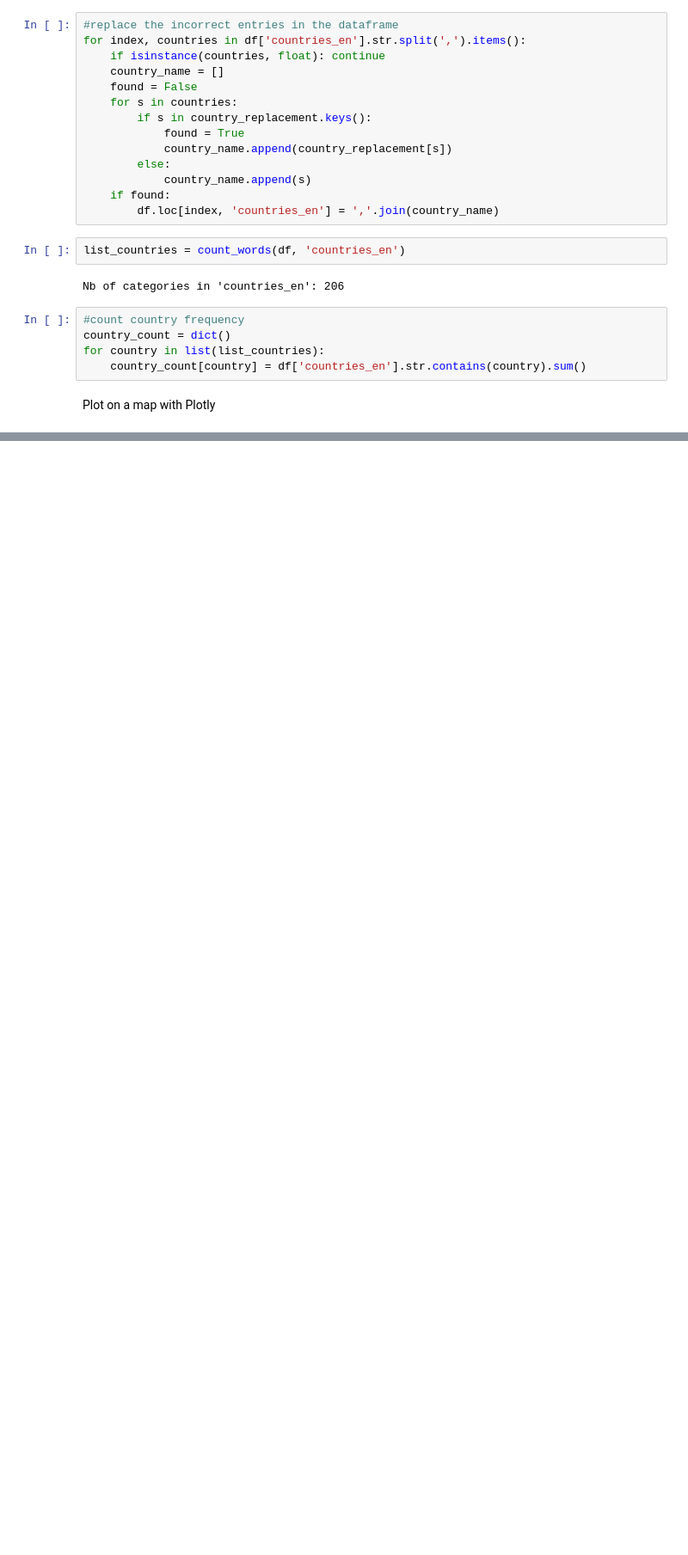
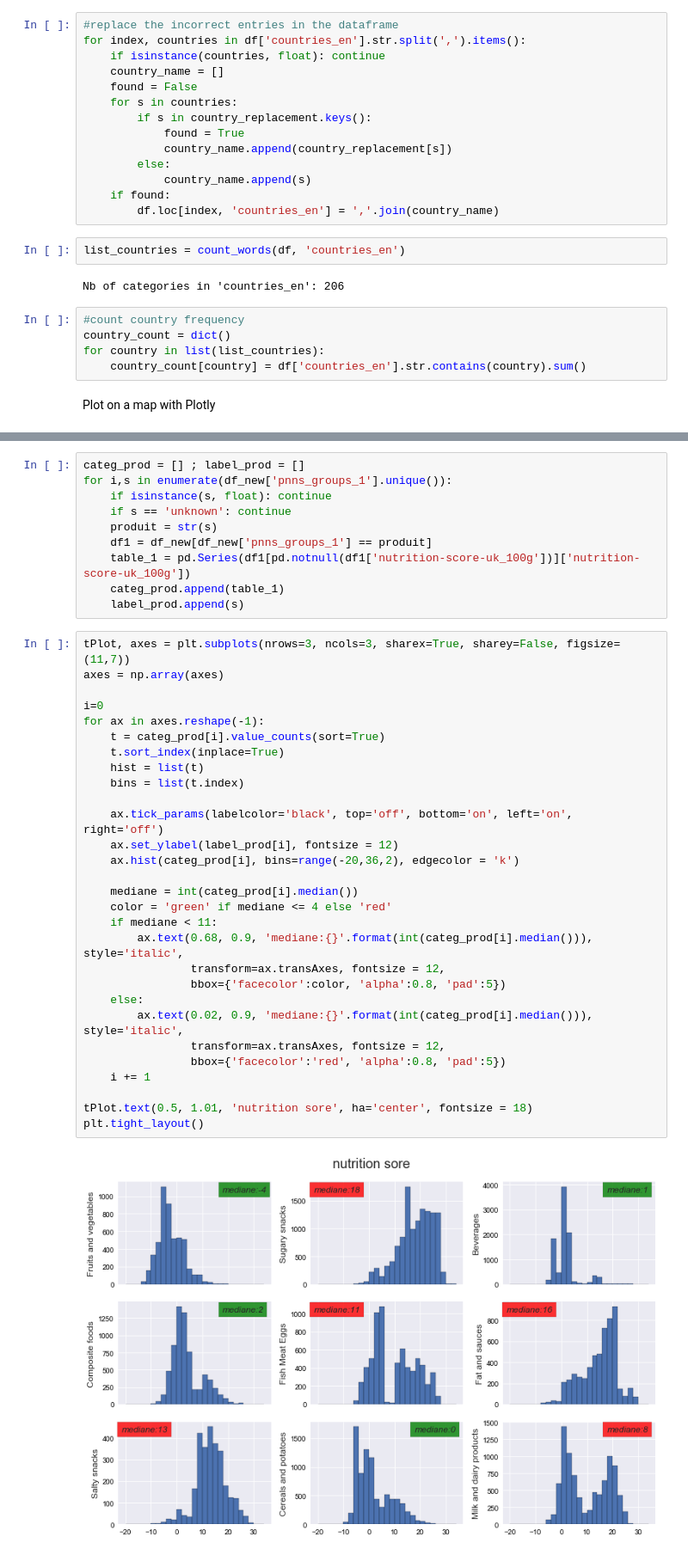
Before and after one commit to jazzyjzou/ml_team, a Jupyter notebook: ml_final.ipynb, the cells around one changed output, grey strips where cells are left out. Shown at 86% size. Cells and saved outputs as stored; diff of their text form; blank space fills up the shorter version.

```diff
--- a/ml_final.ipynb
+++ b/ml_final.ipynb
@@ -207,0 +378,41 @@ iplot(choromap, validate=False)
+# %%
+categ_prod = [] ; label_prod = []
+for i,s in enumerate(df_new['pnns_groups_1'].unique()):
+    if isinstance(s, float): continue
+    if s == 'unknown': continue
+    produit = str(s)
+    df1 = df_new[df_new['pnns_groups_1'] == produit]
+    table_1 = pd.Series(df1[pd.notnull(df1['nutrition-score-uk_100g'])]['nutrition-score-uk_100g'])
+    categ_prod.append(table_1)
+    label_prod.append(s)
+# %%
+tPlot, axes = plt.subplots(nrows=3, ncols=3, sharex=True, sharey=False, figsize=(11,7))
+axes = np.array(axes)
+
+i=0
+for ax in axes.reshape(-1):
+    t = categ_prod[i].value_counts(sort=True)
+    t.sort_index(inplace=True)
+    hist = list(t)
+    bins = list(t.index)
+
+    ax.tick_params(labelcolor='black', top='off', bottom='on', left='on', right='off')
+    ax.set_ylabel(label_prod[i], fontsize = 12)
+    ax.hist(categ_prod[i], bins=range(-20,36,2), edgecolor = 'k')
+
+    mediane = int(categ_prod[i].median())
+    color = 'green' if mediane <= 4 else 'red'
+    if mediane < 11:
+        ax.text(0.68, 0.9, 'mediane:{}'.format(int(categ_prod[i].median())), style='italic',
+                transform=ax.transAxes, fontsize = 12,
+                bbox={'facecolor':color, 'alpha':0.8, 'pad':5})
+    else:
+        ax.text(0.02, 0.9, 'mediane:{}'.format(int(categ_prod[i].median())), style='italic',
+                transform=ax.transAxes, fontsize = 12,
+                bbox={'facecolor':'red', 'alpha':0.8, 'pad':5})
+    i += 1
+
+tPlot.text(0.5, 1.01, 'nutrition sore', ha='center', fontsize = 18)
+plt.tight_layout()
+# %% [output]
+[figure, added]
```
Also changed, not shown: parts of 21 cells of this notebook.
